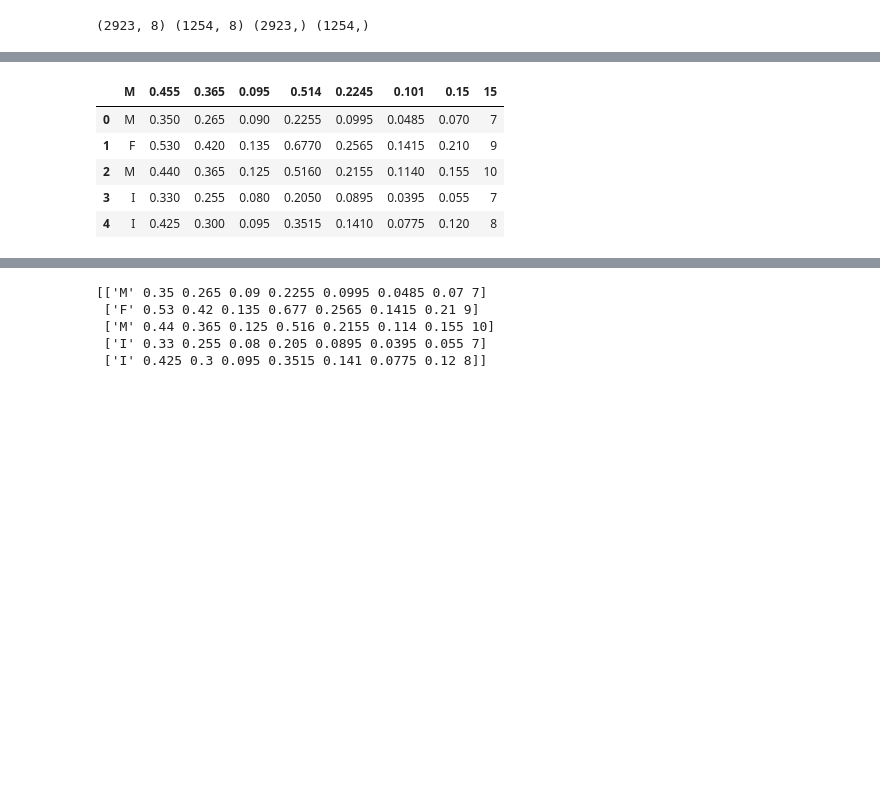
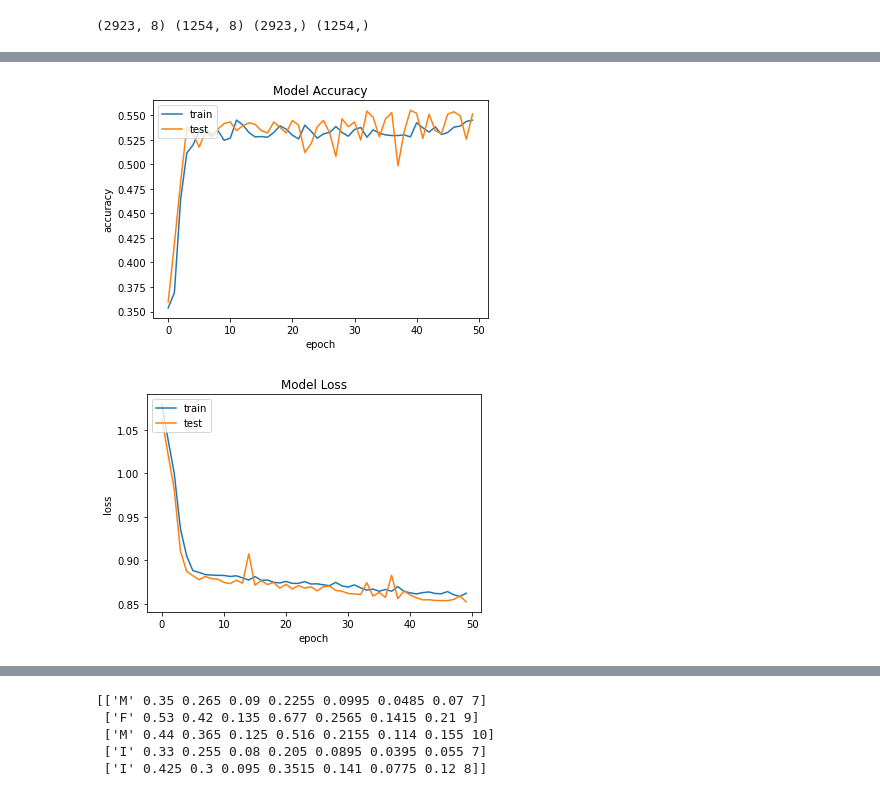
Before and after one commit to chopperkim/machinelearning, a Jupyter notebook: Report0531.ipynb, the cells around one changed output, grey strips where cells are left out. Cells and saved outputs as stored; diff of their text form; code cells hidden in the pictures; blank space fills up the shorter version.

```diff
--- a/Report0531.ipynb
+++ b/Report0531.ipynb
@@ -46,7 +46,7 @@ print(trnx.shape, tstx.shape, trny.shape, tsty.shape)
 # MLP Classifier 모델 만들기
 from sklearn.neural_network import MLPClassifier
 
-clf = MLPClassifier(hidden_layer_sizes=(10, ), max_iter=500)
+clf = MLPClassifier(hidden_layer_sizes=(10, 15, 10, ), max_iter=500)
 clf.fit(trnx, trny)
 tsty_hat = clf.predict(tstx)
 # %%
@@ -60,6 +59,0 @@ MLPClassifier(hidden_layer_sizes=(10,), max_iter=500)
-# %%
-clf2 = MLPClassifier(hidden_layer_sizes=(10, 15, 10, ), max_iter=500)
-clf2.fit(trnx, trny)
-tsty_hat2 = clf2.predict(tstx)
-print(tsty[0:10])
-print(tsty_hat2[0:10])
@@ -89,15 +80,14 @@ print(tsty_hat)
 # %%
-# tensorflow keras
+# tensorflow keras NN 1
 import tensorflow as tf
 from tensorflow.keras import layers, models, optimizers
 input_shape = (8, )
-mlp_model = models.Sequential()
-mlp_model.add(layers.Dense(units=100, activation='relu', input_shape=input_shape))
-mlp_model.add(layers.Dense(units=200, activation='relu'))
-mlp_model.add(layers.Dense(units=100, activation='relu'))
-mlp_model.add(layers.Dense(units=50, activation='relu'))
-mlp_model.add(layers.Dense(units=10, activation='relu'))
-mlp_model.add(layers.Dense(units=3, activation='softmax'))
-mlp_model.compile(optimizer='Adam', loss='categorical_crossentropy', metrics=['accuracy'])
-mlp_model.summary()
+mlp_model1 = models.Sequential()
+mlp_model1.add(layers.Dense(units=32, activation='relu', input_shape=input_shape))
+mlp_model1.add(layers.Dense(units=16, activation='relu'))
+mlp_model1.add(layers.Dense(units=8, activation='relu'))
+# mlp_model1.add(layers.Dropout(0.1))
+mlp_model1.add(layers.Dense(units=3, activation='softmax'))
+mlp_model1.compile(optimizer='Adam', loss='categorical_crossentropy', metrics=['accuracy'])
+mlp_model1.summary()
 # %% [output]
@@ -143,3 +132,3 @@ print(tsty_onehot[0:5])
 # %%
-history = mlp_model.fit(np.asarray(trnx).astype(float), np.asarray(trny_onehot).astype(float), validation_data=[np.asarray(tstx).astype(float), np.asarray(tsty_onehot).astype(float)], batch_size=20, epochs=100)
+history1 = mlp_model1.fit(np.asarray(trnx).astype(float), np.asarray(trny_onehot).astype(float), validation_data=[np.asarray(tstx).astype(float), np.asarray(tsty_onehot).astype(float)], batch_size=20, epochs=50)
 # %% [output]
@@ -151,29 +152,20 @@ ValueError: in user code:
 # %%
-plt.plot(history.history['accuracy'])
-plt.plot(history.history['val_accuracy'])
+plt.plot(history1.history['accuracy'])
+plt.plot(history1.history['val_accuracy'])
 plt.title('Model Accuracy')
 plt.ylabel('accuracy')
 plt.xlabel('epoch')
 plt.legend(['train', 'test'], loc='upper left')
 plt.show()
 
 #summarize history for loss
-plt.plot(history.history['loss'])
-plt.plot(history.history['val_loss'])
+plt.plot(history1.history['loss'])
+plt.plot(history1.history['val_loss'])
 plt.title('Model Loss')
 plt.ylabel('loss')
 plt.xlabel('epoch')
 plt.legend(['train', 'test'], loc='upper left')
 plt.show()
+# %% [output]
+[figure, added]
+[figure, added]
-# %%
-## import data
-data_path = "data/abalone.csv"
-abalone_data = pd.read_csv(data_path)
-abalone_data.head(5)
-# %% [output]
-|  | M | 0.455 | 0.365 | 0.095 | 0.514 | 0.2245 | 0.101 | 0.15 | 15 |
-| 0 | M | 0.350 | 0.265 | 0.090 | 0.2255 | 0.0995 | 0.0485 | 0.070 | 7 |
-| 1 | F | 0.530 | 0.420 | 0.135 | 0.6770 | 0.2565 | 0.1415 | 0.210 | 9 |
-| 2 | M | 0.440 | 0.365 | 0.125 | 0.5160 | 0.2155 | 0.1140 | 0.155 | 10 |
-| 3 | I | 0.330 | 0.255 | 0.080 | 0.2050 | 0.0895 | 0.0395 | 0.055 | 7 |
-| 4 | I | 0.425 | 0.300 | 0.095 | 0.3515 | 0.1410 | 0.0775 | 0.120 | 8 |
```
Also changed, not shown: parts of 12 cells of this notebook.
